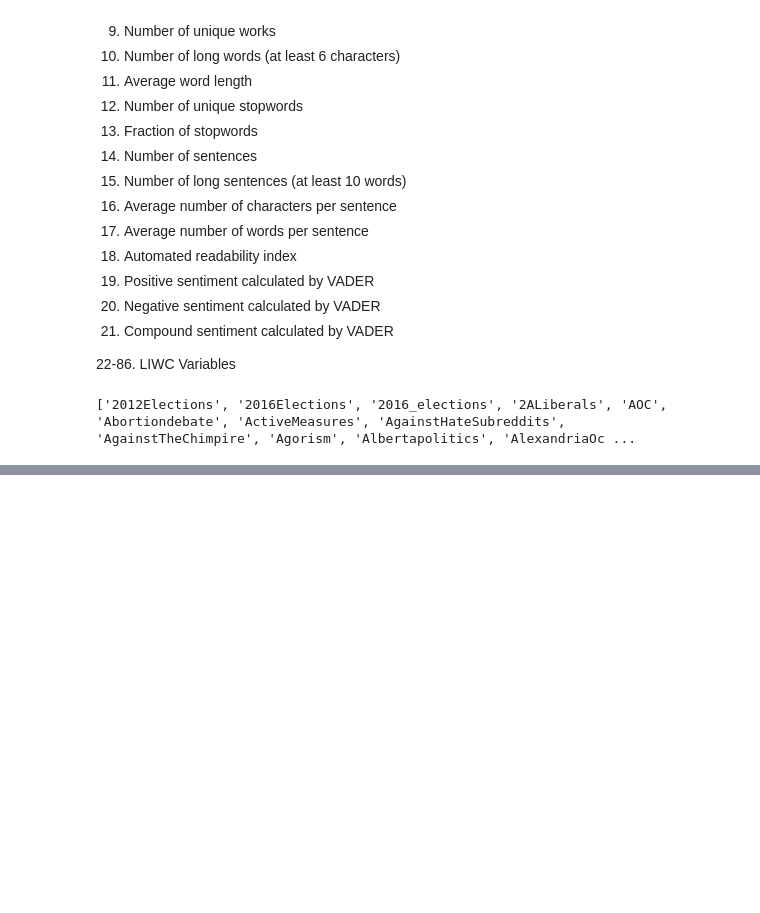
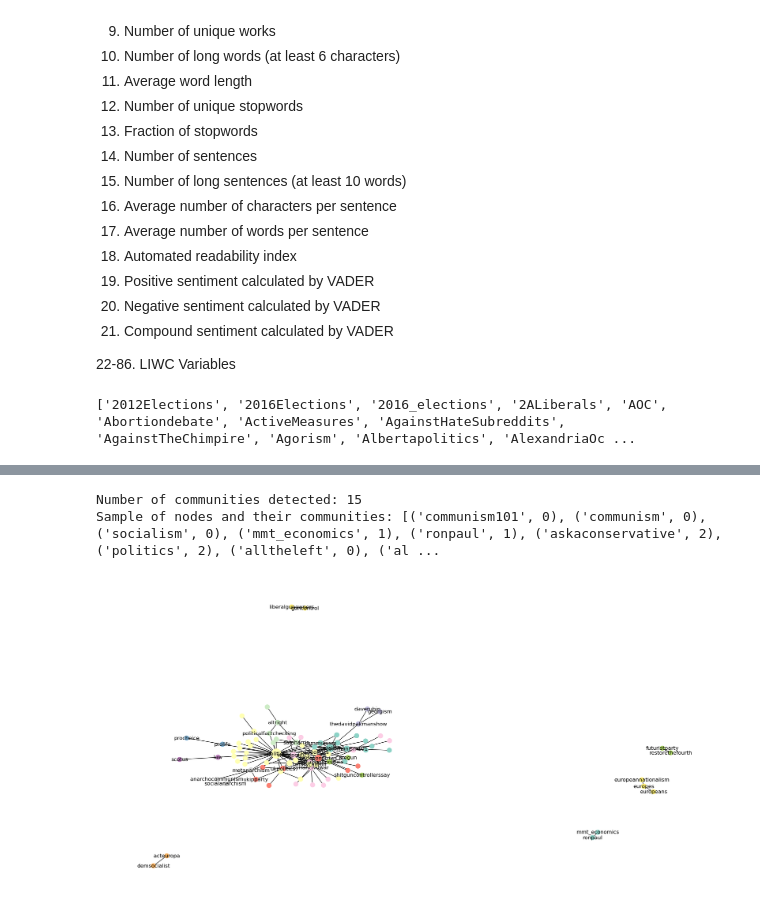
Before and after one commit to kehunter/stat236-subreddit-clustering, a Jupyter notebook: network_exploration.ipynb, the cells around one changed output, grey strips where cells are left out. Drawn from its saved outputs; the diff is of its cells as text; code cells hidden in the pictures; blank space fills up the shorter version.

Commit message:
added louvain method

```diff
--- a/network_exploration.ipynb
+++ b/network_exploration.ipynb
@@ -98,0 +95,37 @@ adj_matrix
+# %%
+# Convert to undirected graph for Louvain method
+G_undirected = G.to_undirected()
+
+# Compute the best partition
+partition = community_louvain.best_partition(G_undirected, weight='count')
+
+nx.set_node_attributes(G, partition, 'community')
+
+# calculate node sizes based on degree
+node_sizes = [100 + 10 * G_undirected.degree(node) for node in G_undirected.nodes()]
+
+# Select the top three nodes with the highest degree in each community for labeling
+community_labels = {}
+for community in set(partition.values()):
+    community_nodes = [node for node in partition if partition[node] == community]
+
+    top_nodes = sorted(community_nodes, key=lambda node: G_undirected.degree(node), reverse=True)[:3]
+
+    for node in top_nodes:
+        community_labels[node] = node
+
+print("Number of communities detected:", len(set(partition.values())))
+print("Sample of nodes and their communities:", list(partition.items())[:10])
+
+# Plot the communities with node size based on degree
+plt.figure(figsize=(20, 10))
+pos = nx.spring_layout(G_undirected)
+colors = [partition[node] for node in G_undirected.nodes()]
+
+# Draw the graph with variable node sizes and selective labels
+nx.draw(G_undirected, pos, node_color=colors, node_size=node_sizes, labels=community_labels, cmap=plt.cm.Set3)
+plt.show()
+# %% [output]
+Number of communities detected: 15
+Sample of nodes and their communities: [('communism101', 0), ('communism', 0), ('socialism', 0), ('mmt_economics', 1), ('ronpaul', 1), ('askaconservative', 2), ('politics', 2), ('alltheleft', 0), ('al ...
+[figure, added]
```
Also changed, not shown: parts of 5 cells of this notebook.
